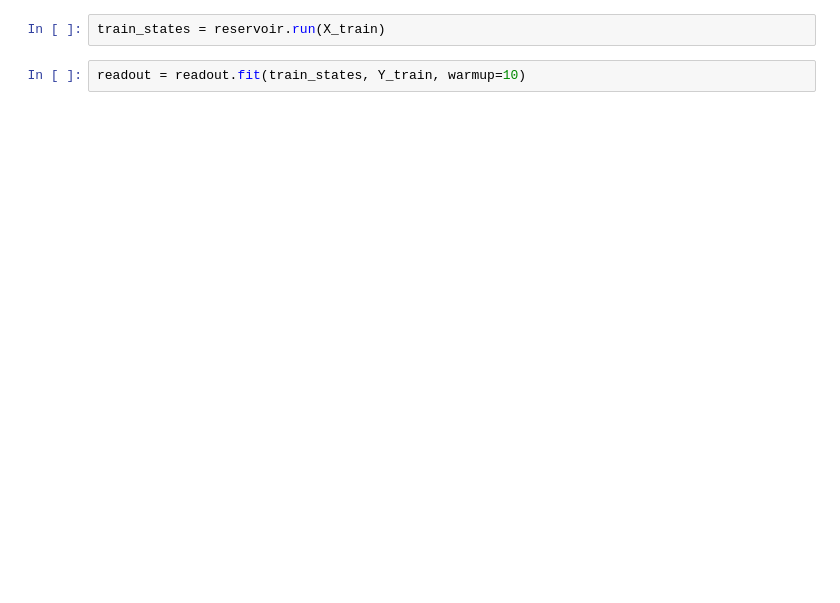
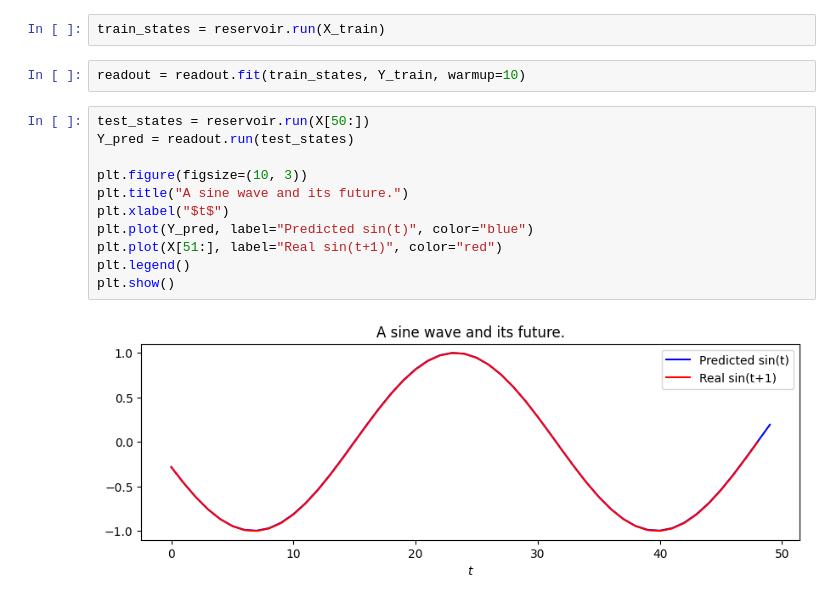
Before and after one commit to ChristianAllan/Echo-State-Network, a Jupyter notebook: ESN_ReservoirPy.ipynb, the cells around one changed output. Saved outputs shown, nothing was run; the diff lists cells and outputs as text; blank space fills up the shorter version.

```diff
--- a/ESN_ReservoirPy.ipynb
+++ b/ESN_ReservoirPy.ipynb
@@ -58,3 +70,16 @@ plt.show()
 train_states = reservoir.run(X_train)
 # %%
 readout = readout.fit(train_states, Y_train, warmup=10)
+# %%
+test_states = reservoir.run(X[50:])
+Y_pred = readout.run(test_states)
+
+plt.figure(figsize=(10, 3))
+plt.title("A sine wave and its future.")
+plt.xlabel("$t$")
+plt.plot(Y_pred, label="Predicted sin(t)", color="blue")
+plt.plot(X[51:], label="Real sin(t+1)", color="red")
+plt.legend()
+plt.show()
+# %% [output]
+[figure, added]
```
Also changed, not shown: parts of 11 cells of this notebook.
